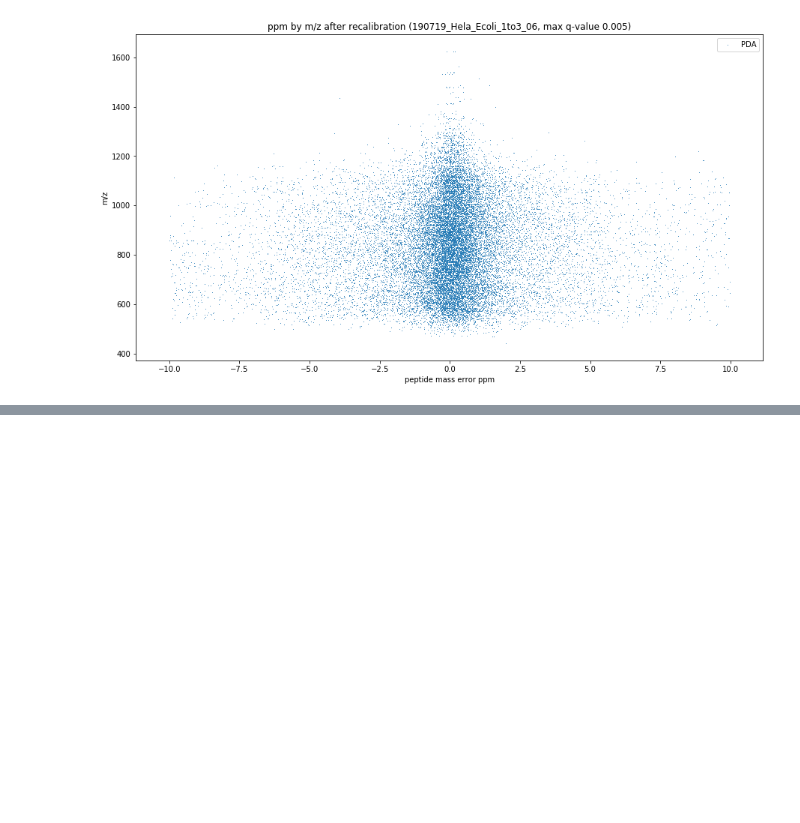
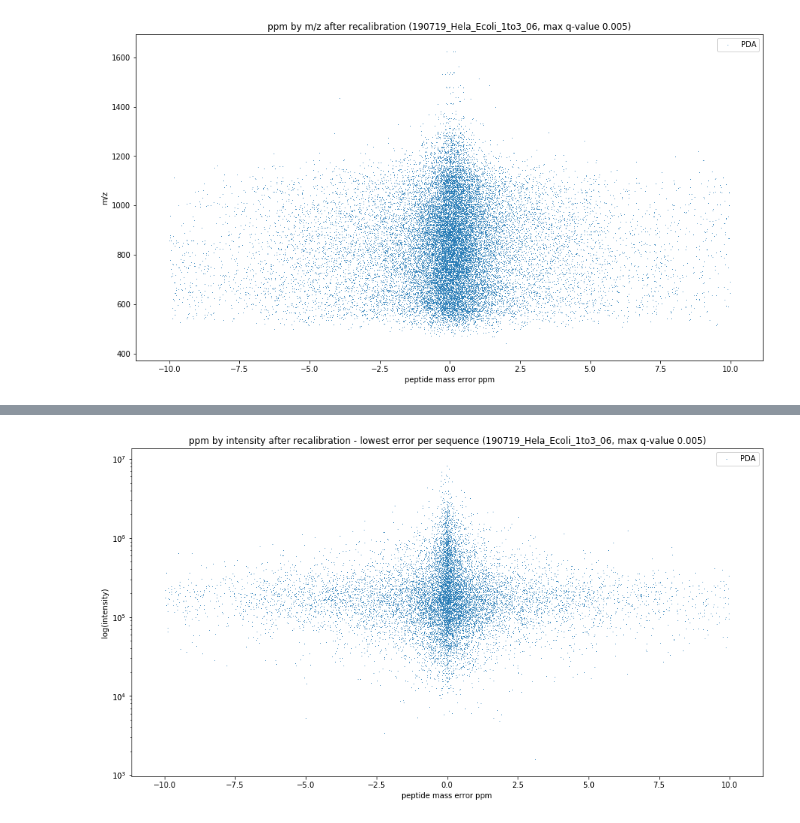
Before and after one commit to WEHI-Proteomics/tfde, a Jupyter notebook: notebooks/analyse percolator output.ipynb, the cells around one changed output, grey strips where cells are left out. Saved outputs shown, nothing was run; the diff lists cells and outputs as text; code cells hidden in the pictures; blank space fills up the shorter version.

```diff
--- a/notebooks/analyse percolator output.ipynb
+++ b/notebooks/analyse percolator output.ipynb
@@ -532,0 +566,20 @@ plt.show()
+# %%
+lowest_error_per_sequence_df = recal_percolator_df.iloc[recal_percolator_df['mass_accuracy_ppm'].abs().argsort()].groupby("sequence", as_index=False).first()
+# %%
+f, ax = plt.subplots()
+f.set_figheight(8)
+f.set_figwidth(15)
+
+plt.margins(0.06)
+plt.title('ppm by intensity after recalibration - lowest error per sequence ({}, max q-value {})'.format(mapping[file_idx_to_plot][1],MAXIMUM_Q_VALUE))
+
+ax.scatter(lowest_error_per_sequence_df.mass_accuracy_ppm, lowest_error_per_sequence_df.intensity, marker='o', lw=0, s=1, alpha=1.0, label="PDA")
+
+plt.legend(loc='best')
+plt.xlabel('peptide mass error ppm')
+plt.ylabel('log(intensity)')
+ax.set_yscale('log')
+
+plt.show()
+# %% [output]
+[figure, added]
```
Also changed, not shown: parts of 3 cells of this notebook.
